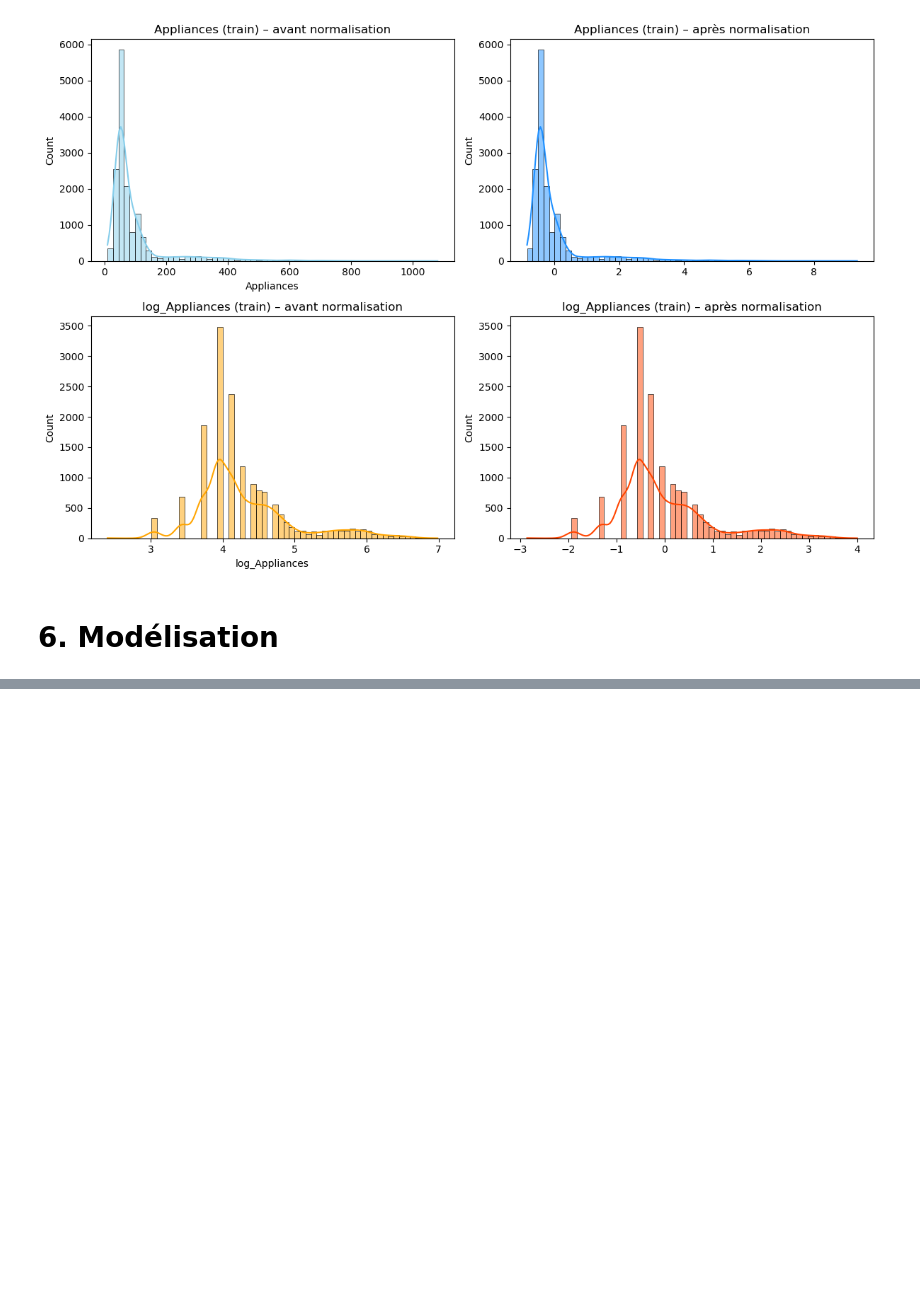
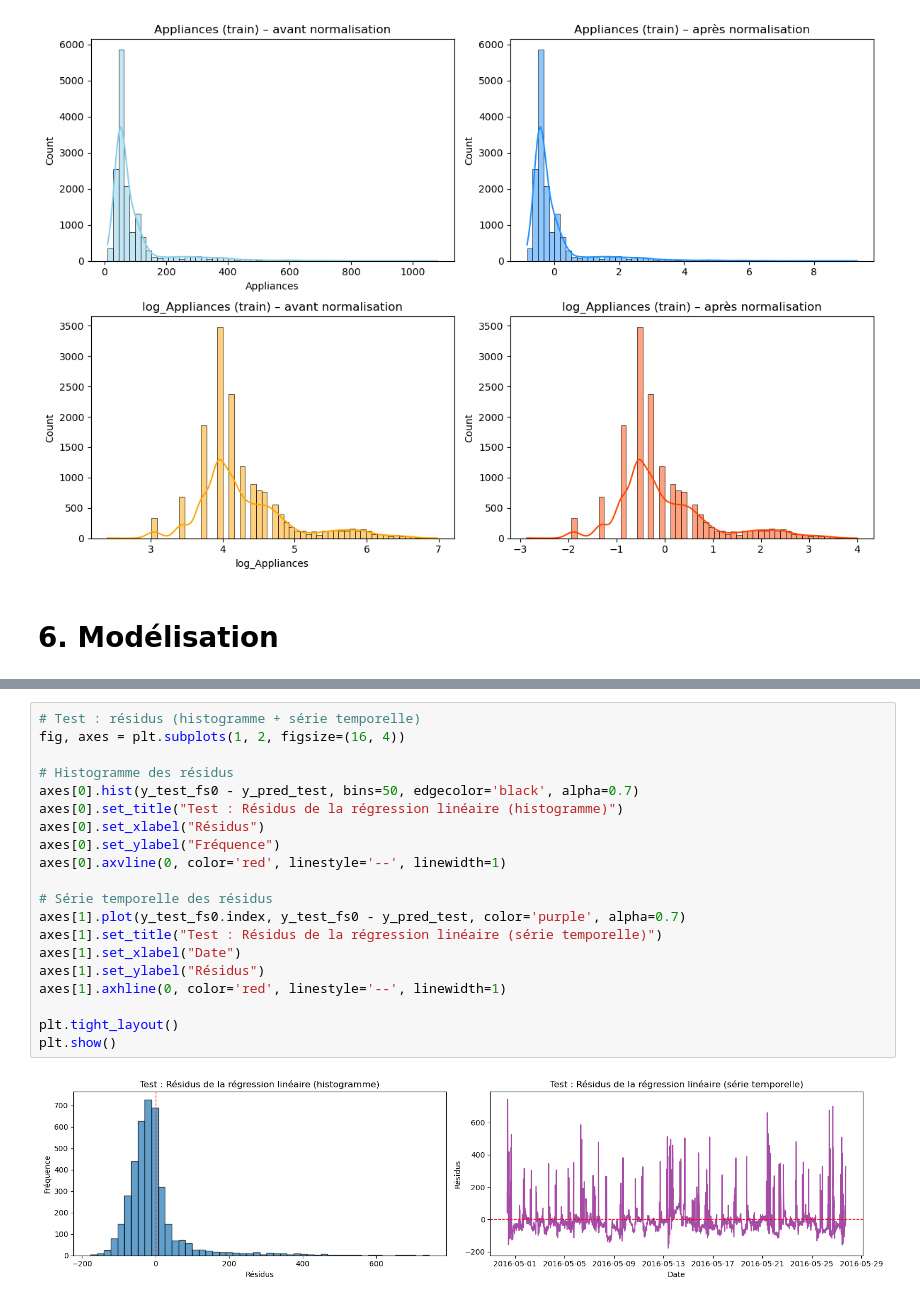
Before and after one commit to issagith/energy-consumption-prediction, a Jupyter notebook: main.ipynb, the cells around one changed output, grey strips where cells are left out. Cells and saved outputs as stored; diff of their text form; blank space fills up the shorter version.

```diff
--- a/main.ipynb
+++ b/main.ipynb
@@ -938,0 +1156,22 @@ plt.show()
+# %%
+# Test : résidus (histogramme + série temporelle)
+fig, axes = plt.subplots(1, 2, figsize=(16, 4))
+
+# Histogramme des résidus
+axes[0].hist(y_test_fs0 - y_pred_test, bins=50, edgecolor='black', alpha=0.7)
+axes[0].set_title("Test : Résidus de la régression linéaire (histogramme)")
+axes[0].set_xlabel("Résidus")
+axes[0].set_ylabel("Fréquence")
+axes[0].axvline(0, color='red', linestyle='--', linewidth=1)
+
+# Série temporelle des résidus
+axes[1].plot(y_test_fs0.index, y_test_fs0 - y_pred_test, color='purple', alpha=0.7)
+axes[1].set_title("Test : Résidus de la régression linéaire (série temporelle)")
+axes[1].set_xlabel("Date")
+axes[1].set_ylabel("Résidus")
+axes[1].axhline(0, color='red', linestyle='--', linewidth=1)
+
+plt.tight_layout()
+plt.show()
+# %% [output]
+[figure, added]
```
Also changed, not shown: parts of 55 cells of this notebook.
